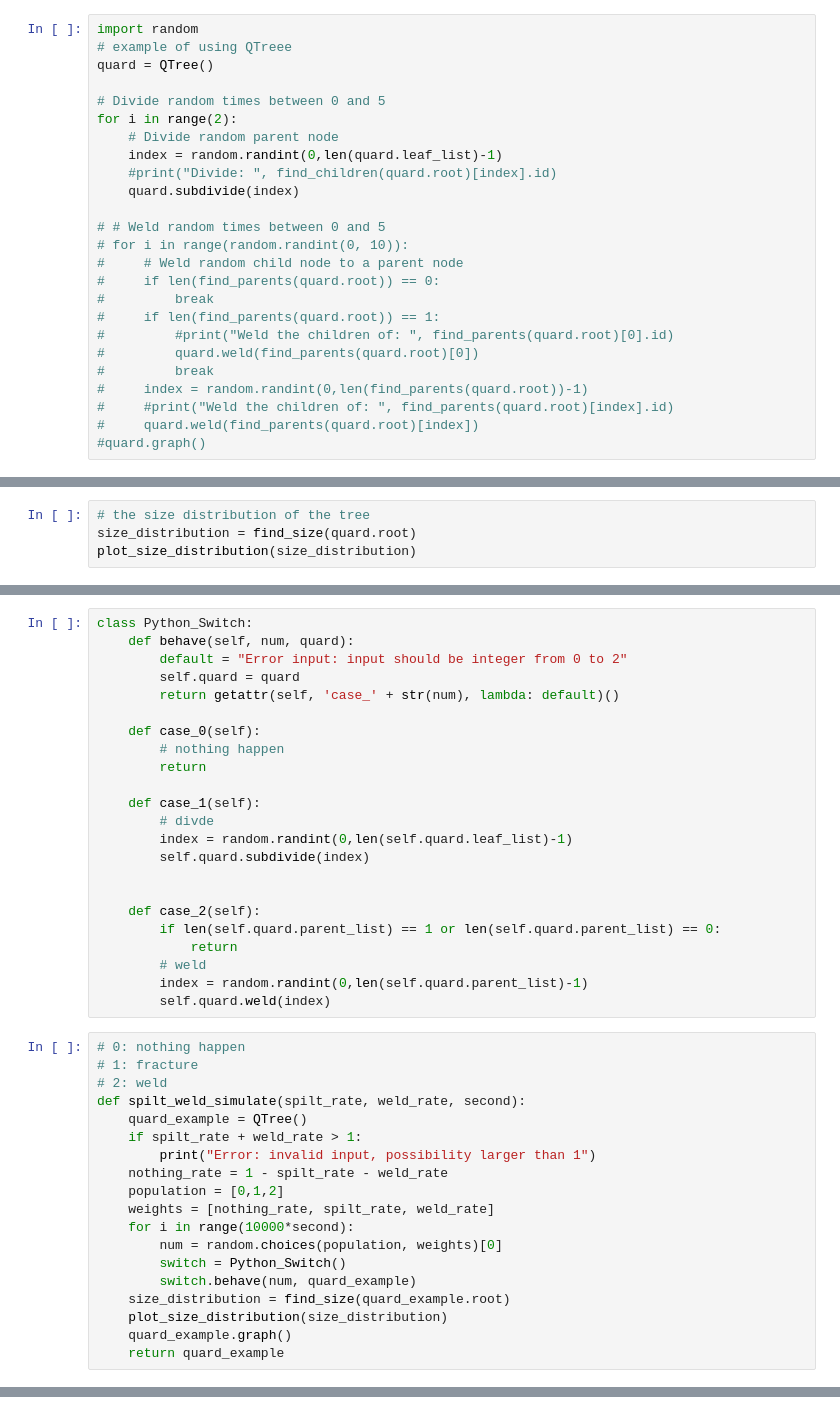
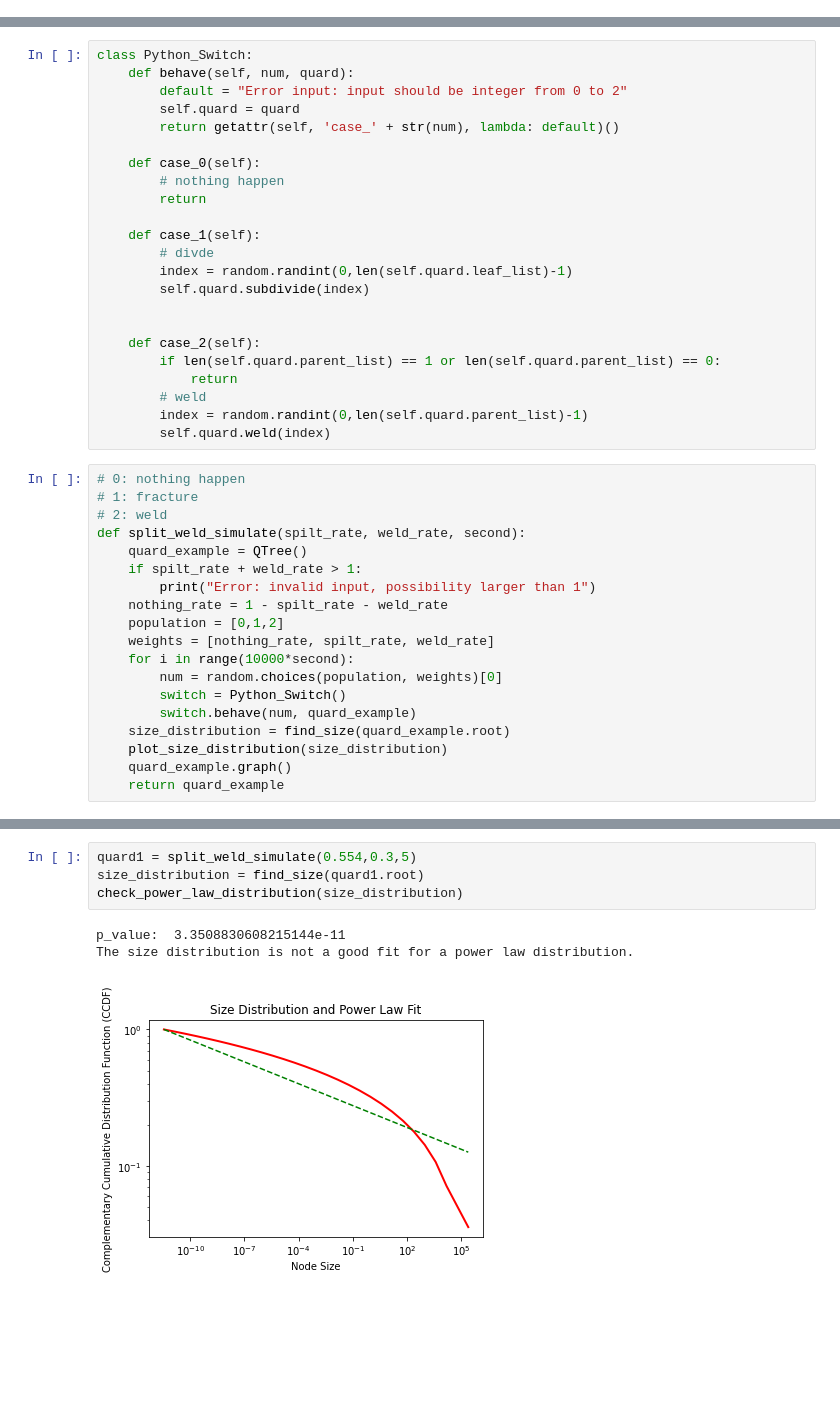
Before and after one commit to Marissa-working/Ice-Floe-Research, a Jupyter notebook: quadtreee.ipynb, the cells around one changed output, grey strips where cells are left out. Drawn from its saved outputs; the diff is of its cells as text; blank space fills up the shorter version.

```diff
--- a/quadtreee.ipynb
+++ b/quadtreee.ipynb
@@ -159,25 +166,0 @@ def tree_graph(node, g):
-# %%
-import random
-# example of using QTreee
-quard = QTree()
-
-# Divide random times between 0 and 5
-for i in range(2):
-    # Divide random parent node
-    index = random.randint(0,len(quard.leaf_list)-1)
-    #print("Divide: ", find_children(quard.root)[index].id)
-    quard.subdivide(index)
-
-# # Weld random times between 0 and 5
-# for i in range(random.randint(0, 10)):
-#     # Weld random child node to a parent node
-#     if len(find_parents(quard.root)) == 0:
-#         break
-#     if len(find_parents(quard.root)) == 1:
-#         #print("Weld the children of: ", find_parents(quard.root)[0].id)
-#         quard.weld(find_parents(quard.root)[0])
-#         break
-#     index = random.randint(0,len(find_parents(quard.root))-1)
-#     #print("Weld the children of: ", find_parents(quard.root)[index].id)
-#     quard.weld(find_parents(quard.root)[index])
-#quard.graph()
@@ -195,4 +166,0 @@ Minimum segment area: 62500.000 units
-# %%
-# the size distribution of the tree
-size_distribution = find_size(quard.root)
-plot_size_distribution(size_distribution)
@@ -244,7 +230,7 @@ class Python_Switch:
 # 0: nothing happen
 # 1: fracture
 # 2: weld
-def spilt_weld_simulate(spilt_rate, weld_rate, second):
+def split_weld_simulate(spilt_rate, weld_rate, second):
     quard_example = QTree()
     if spilt_rate + weld_rate > 1:
         print("Error: invalid input, possibility larger than 1")
@@ -307,0 +248,8 @@ The size distribution is not a good fit for a power law distribution.
+# %%
+quard1 = split_weld_simulate(0.554,0.3,5)
+size_distribution = find_size(quard1.root)
+check_power_law_distribution(size_distribution)
+# %% [output]
+p_value:  3.3508830608215144e-11
+The size distribution is not a good fit for a power law distribution.
+[figure, added]
```
Also changed, not shown: parts of 41 cells of this notebook.
